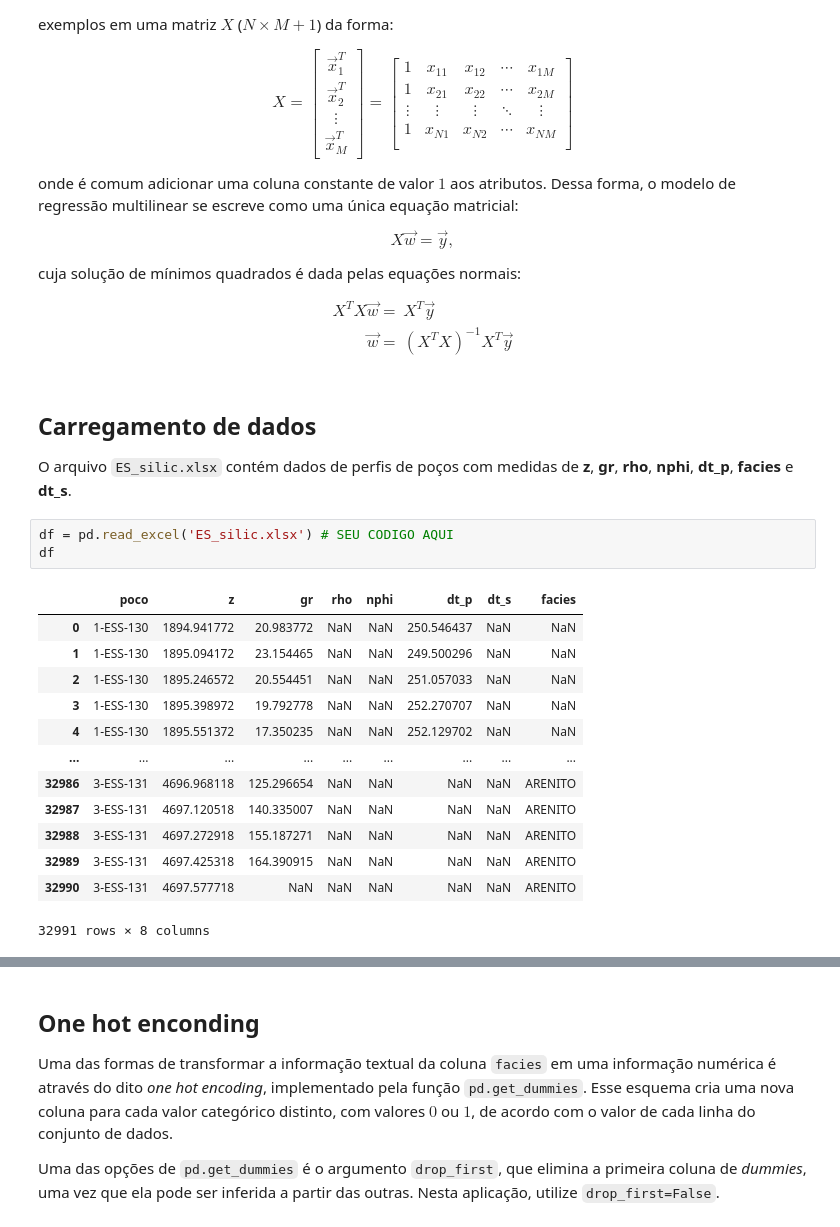
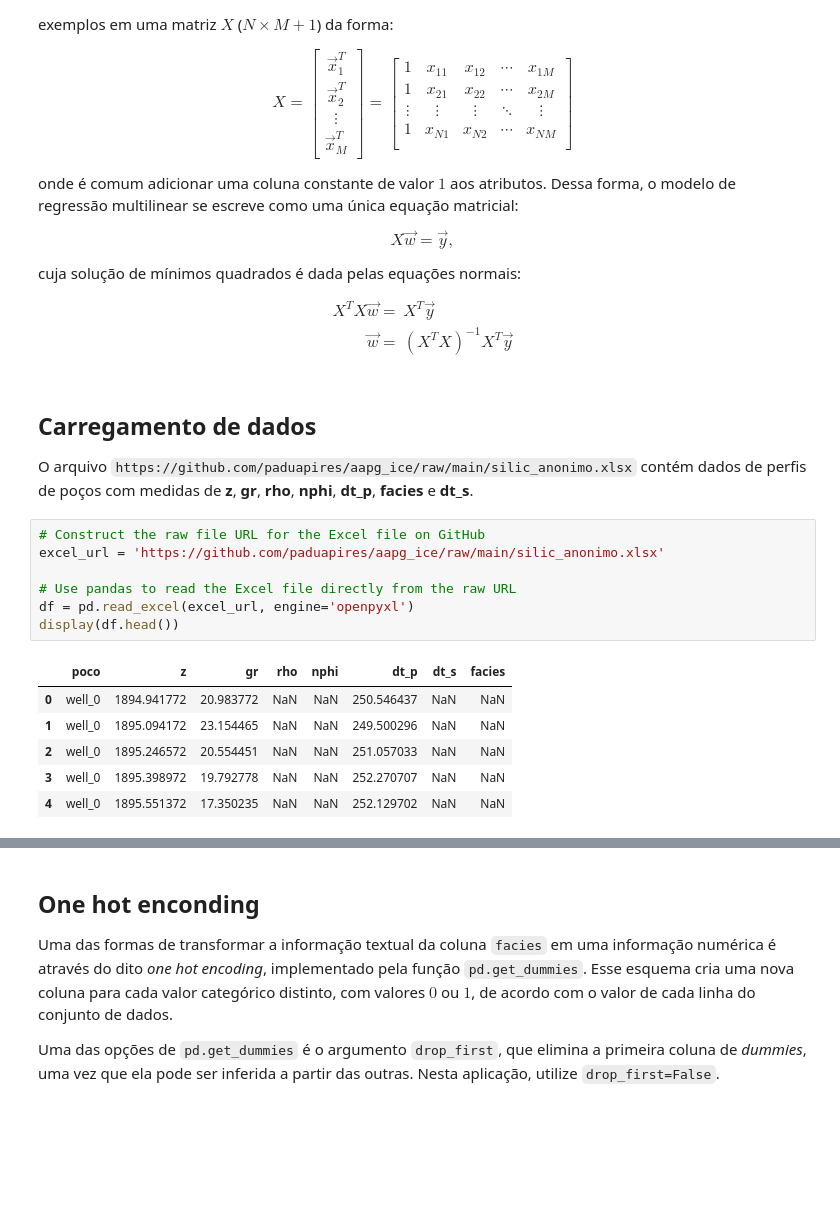
Before and after one commit to paduapires/aapg_ice, a Jupyter notebook: 01_Regressao_multilinear_completo.ipynb, the cells around one changed output, grey strips where cells are left out. Saved outputs shown, nothing was run; the diff lists cells and outputs as text; blank space fills up the shorter version.

Commit message:
silic_anonimo

```diff
--- a/01_Regressao_multilinear_completo.ipynb
+++ b/01_Regressao_multilinear_completo.ipynb
@@ -41,24 +43,21 @@ $$
 # %% [markdown]
 ## Carregamento de dados
 
-O arquivo `ES_silic.xlsx` contém dados de perfis de poços com medidas de **z**, **gr**, **rho**, **nphi**, **dt_p**, **facies** e **dt_s**.
+O arquivo `https://github.com/paduapires/aapg_ice/raw/main/silic_anonimo.xlsx` contém dados de perfis de poços com medidas de **z**, **gr**, **rho**, **nphi**, **dt_p**, **facies** e **dt_s**.
-# %%
-df = pd.read_excel('ES_silic.xlsx') # SEU CODIGO AQUI
-df
-# %% [output]
-|  | poco | z | gr | rho | nphi | dt_p | dt_s | facies |
-| 0 | 1-ESS-130 | 1894.941772 | 20.983772 | NaN | NaN | 250.546437 | NaN | NaN |
-| 1 | 1-ESS-130 | 1895.094172 | 23.154465 | NaN | NaN | 249.500296 | NaN | NaN |
-| 2 | 1-ESS-130 | 1895.246572 | 20.554451 | NaN | NaN | 251.057033 | NaN | NaN |
-| 3 | 1-ESS-130 | 1895.398972 | 19.792778 | NaN | NaN | 252.270707 | NaN | NaN |
-| 4 | 1-ESS-130 | 1895.551372 | 17.350235 | NaN | NaN | 252.129702 | NaN | NaN |
-| ... | ... | ... | ... | ... | ... | ... | ... | ... |
-| 32986 | 3-ESS-131 | 4696.968118 | 125.296654 | NaN | NaN | NaN | NaN | ARENITO |
-| 32987 | 3-ESS-131 | 4697.120518 | 140.335007 | NaN | NaN | NaN | NaN | ARENITO |
-| 32988 | 3-ESS-131 | 4697.272918 | 155.187271 | NaN | NaN | NaN | NaN | ARENITO |
-| 32989 | 3-ESS-131 | 4697.425318 | 164.390915 | NaN | NaN | NaN | NaN | ARENITO |
-| 32990 | 3-ESS-131 | 4697.577718 | NaN | NaN | NaN | NaN | NaN | ARENITO |
-32991 rows × 8 columns
+# %%
+# Construct the raw file URL for the Excel file on GitHub
+excel_url = 'https://github.com/paduapires/aapg_ice/raw/main/silic_anonimo.xlsx'
+
+# Use pandas to read the Excel file directly from the raw URL
+df = pd.read_excel(excel_url, engine='openpyxl')
+display(df.head())
+# %% [output]
+|  | poco | z | gr | rho | nphi | dt_p | dt_s | facies |
+| 0 | well_0 | 1894.941772 | 20.983772 | NaN | NaN | 250.546437 | NaN | NaN |
+| 1 | well_0 | 1895.094172 | 23.154465 | NaN | NaN | 249.500296 | NaN | NaN |
+| 2 | well_0 | 1895.246572 | 20.554451 | NaN | NaN | 251.057033 | NaN | NaN |
+| 3 | well_0 | 1895.398972 | 19.792778 | NaN | NaN | 252.270707 | NaN | NaN |
+| 4 | well_0 | 1895.551372 | 17.350235 | NaN | NaN | 252.129702 | NaN | NaN |
 # %%
 # eliminando linhas com dados incompletos
 df = df.dropna() # SEU CODIGO AQUI para eliminar linhas com NaN
```
Also changed, not shown: parts of 2 cells of this notebook.
